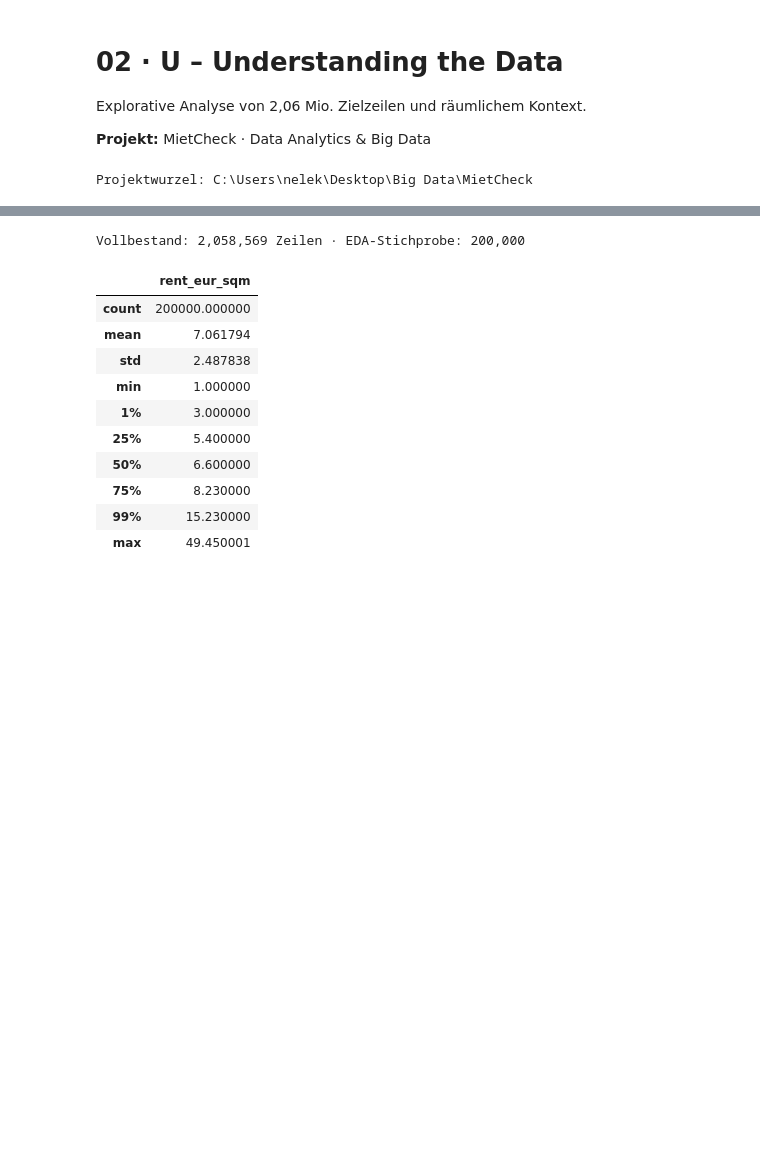
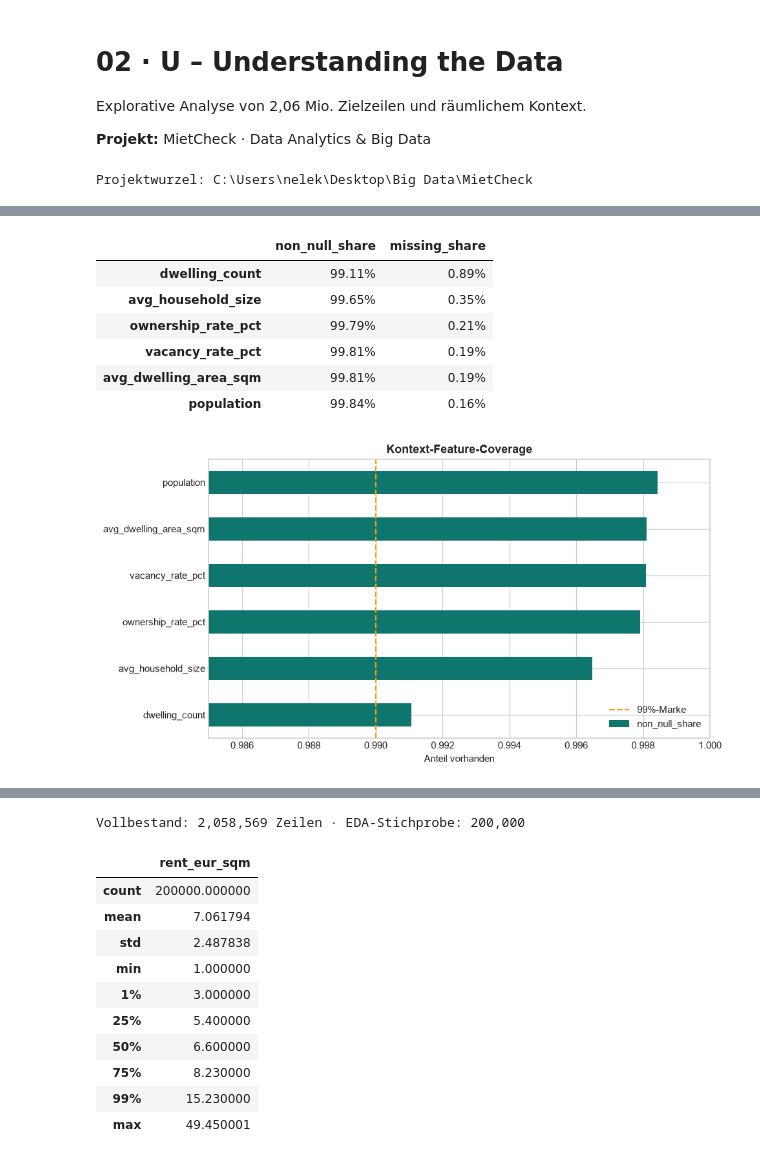
Before and after one commit to neleknaak-31/MietCheck, a Jupyter notebook: notebooks/02_understanding_the_data.ipynb, the cells around one changed output, grey strips where cells are left out. Saved outputs shown, nothing was run; the diff lists cells and outputs as text; code cells hidden in the pictures; blank space fills up the shorter version.

```diff
--- a/notebooks/02_understanding_the_data.ipynb
+++ b/notebooks/02_understanding_the_data.ipynb
@@ -30,0 +52,12 @@ Projektwurzel: C:\Users\nelek\Desktop\Big Data\MietCheck
+# %%
+report = load_json("reports/dataset_build_report.json")
+target = report["target"]
+quality_summary = pd.DataFrame({
+    "Kennzahl": ["Zeilen", "eindeutige Gitterzellen", "25-km-Blöcke",
+                 "Zielminimum", "Zielmedian", "Zielmittel", "Zielmaximum",
+                 "amtlich unsicherer Zielanteil"],
+    "Wert": [report["rows"], report["unique_grid_cells"], report["spatial_blocks_25km"],
+             target["min"], target["median"], target["mean"], target["max"],
+             target["uncertain_share"]],
+})
+display(quality_summary.style.hide(axis="index"))
@@ -30,0 +74,20 @@ Projektwurzel: C:\Users\nelek\Desktop\Big Data\MietCheck
+# %%
+coverage = pd.Series(report["feature_non_null_share"], name="non_null_share")
+coverage = coverage.sort_values().to_frame()
+coverage["missing_share"] = 1 - coverage["non_null_share"]
+display(coverage.style.format("{:.2%}"))
+
+ax = coverage["non_null_share"].plot.barh(color=COLORS["teal"])
+ax.axvline(0.99, color=COLORS["amber"], linestyle="--", label="99%-Marke")
+ax.set(xlim=(0.985, 1.0), xlabel="Anteil vorhanden", ylabel="",
+       title="Kontext-Feature-Coverage")
+ax.legend(); plt.tight_layout(); plt.show()
+# %% [output]
+|  | non_null_share | missing_share |
+| dwelling_count | 99.11% | 0.89% |
+| avg_household_size | 99.65% | 0.35% |
+| ownership_rate_pct | 99.79% | 0.21% |
+| vacancy_rate_pct | 99.81% | 0.19% |
+| avg_dwelling_area_sqm | 99.81% | 0.19% |
+| population | 99.84% | 0.16% |
+[figure, added]
```
Also changed, not shown: parts of 11 cells of this notebook, 16 other files.
